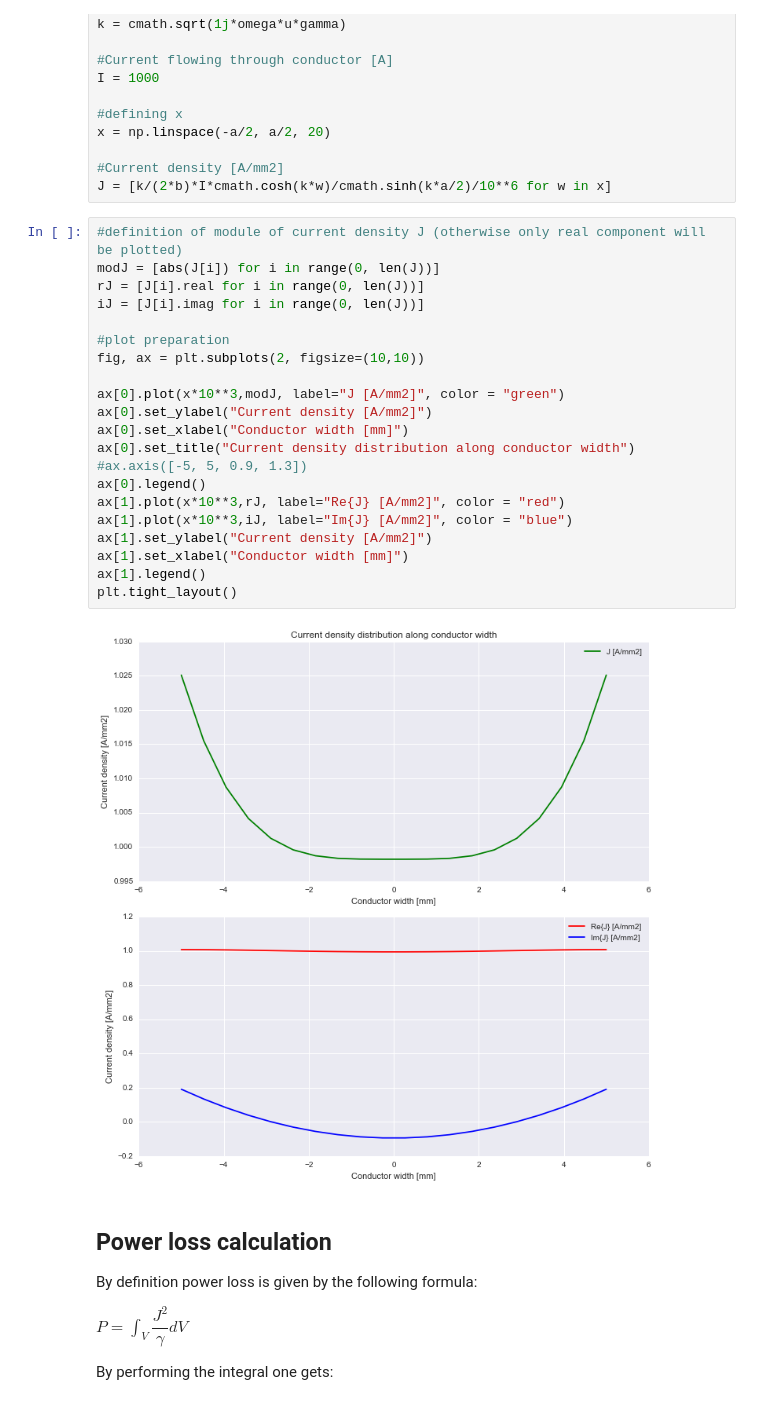
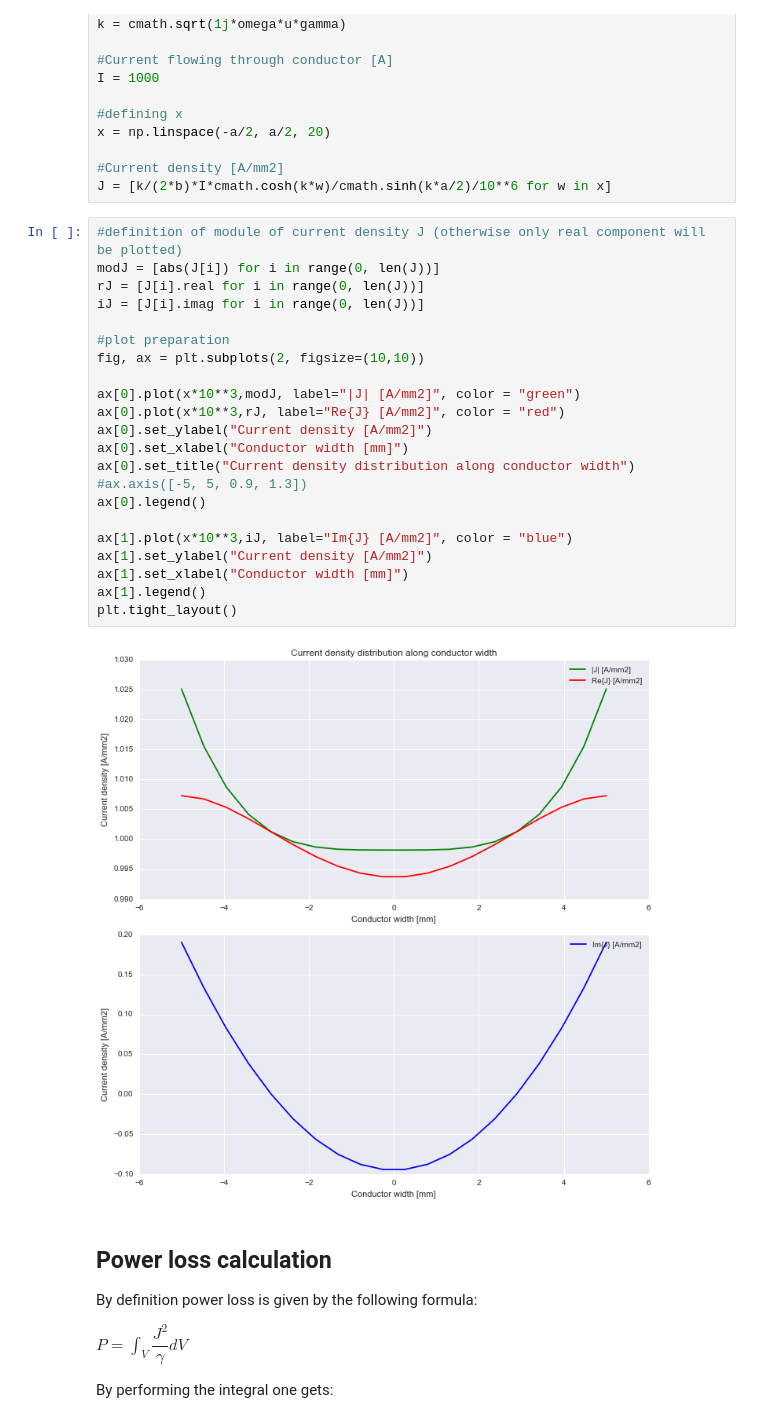
Before and after one commit to rafburzy/Python_EE, a Jupyter notebook: Skin_Proximity_effect/skin_effect_single_conductor.ipynb, the cells around one changed output. Drawn from its saved outputs; the diff is of its cells as text.

Commit message:
2016-02-05_2
changes to plots

```diff
--- a/Skin_Proximity_effect/skin_effect_single_conductor.ipynb
+++ b/Skin_Proximity_effect/skin_effect_single_conductor.ipynb
@@ -161,26 +161,27 @@ J = [k/(2*b)*I*cmath.cosh(k*w)/cmath.sinh(k*a/2)/10**6 for w in x]
 # %%
 #definition of module of current density J (otherwise only real component will be plotted)
 modJ = [abs(J[i]) for i in range(0, len(J))]
 rJ = [J[i].real for i in range(0, len(J))]
 iJ = [J[i].imag for i in range(0, len(J))]
 
 #plot preparation
 fig, ax = plt.subplots(2, figsize=(10,10))
 
-ax[0].plot(x*10**3,modJ, label="J [A/mm2]", color = "green")
+ax[0].plot(x*10**3,modJ, label="|J| [A/mm2]", color = "green")
+ax[0].plot(x*10**3,rJ, label="Re{J} [A/mm2]", color = "red")
 ax[0].set_ylabel("Current density [A/mm2]")
 ax[0].set_xlabel("Conductor width [mm]")
 ax[0].set_title("Current density distribution along conductor width")
 #ax.axis([-5, 5, 0.9, 1.3])
 ax[0].legend()
-ax[1].plot(x*10**3,rJ, label="Re{J} [A/mm2]", color = "red")
+
 ax[1].plot(x*10**3,iJ, label="Im{J} [A/mm2]", color = "blue")
 ax[1].set_ylabel("Current density [A/mm2]")
 ax[1].set_xlabel("Conductor width [mm]")
 ax[1].legend()
 plt.tight_layout()
 # %% [output]
-[figure, old version]
+[figure, new version]
 # %% [markdown]
 ## Power loss calculation
 
```
